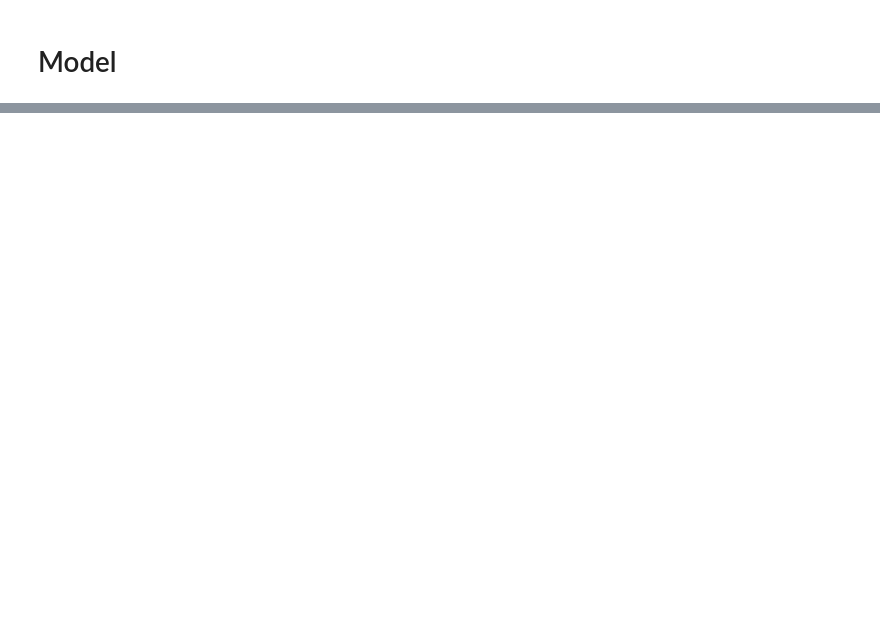
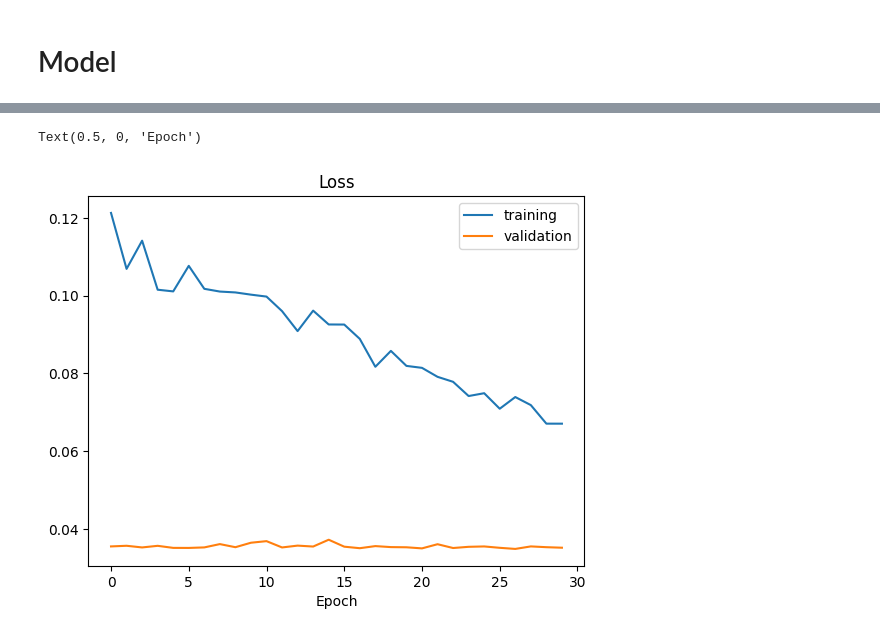
Before and after one commit to sourav-behera/self-driving-car, a Jupyter notebook: src/test1.ipynb, the cells around one changed output, grey strips where cells are left out. Drawn from its saved outputs; the diff is of its cells as text; code cells hidden in the pictures; blank space fills up the shorter version.

```diff
--- a/src/test1.ipynb
+++ b/src/test1.ipynb
@@ -84,0 +128,22 @@ for img in images_center_cropped:
+# %%
+def ModelNvidia():
+    model = Sequential()
+    model.add(Conv2D(24, (5, 5), strides=(2,2), input_shape=(85, 320, 3), activation='elu'))
+    model.add(Conv2D(36, (5, 5), strides=(2,2), activation='elu'))
+    model.add(Conv2D(48, (5, 5), strides=(2,2), activation='elu'))
+    model.add(Conv2D(64, (3, 3), activation='elu'))
+    model.add(Conv2D(64, (3, 3), activation='elu'))
+    model.add(Dropout(0.5))
+    model.add(Flatten())
+    model.add(Dense(100, activation='elu'))
+    model.add(Dropout(0.5))
+    model.add(Dense(50, activation='elu'))
+    model.add(Dropout(0.5))
+    model.add(Dense(10, activation='elu'))
+    model.add(Dropout(0.5))
+    model.add(Dense(1))
+    model.compile(optimizer=Adam(learning_rate=1e-4), loss='mse')
+    return model
+# %%
+model = ModelNvidia()
+model.summary()
@@ -84,0 +172,2 @@ for img in images_center_cropped:
+# %%
+history = model.fit(images_training, steering_values_training, batch_size=32, epochs=30, validation_split=0.2, verbose=1, shuffle=1)
@@ -84,0 +192,9 @@ for img in images_center_cropped:
+# %%
+plt.plot(history.history['loss'])
+plt.plot(history.history['val_loss'])
+plt.legend(['training', 'validation'])
+plt.title('Loss')
+plt.xlabel('Epoch')
+# %% [output]
+Text(0.5, 0, 'Epoch')
+[figure, added]
```
Also changed, not shown: parts of 17 cells of this notebook, 2 other files.
